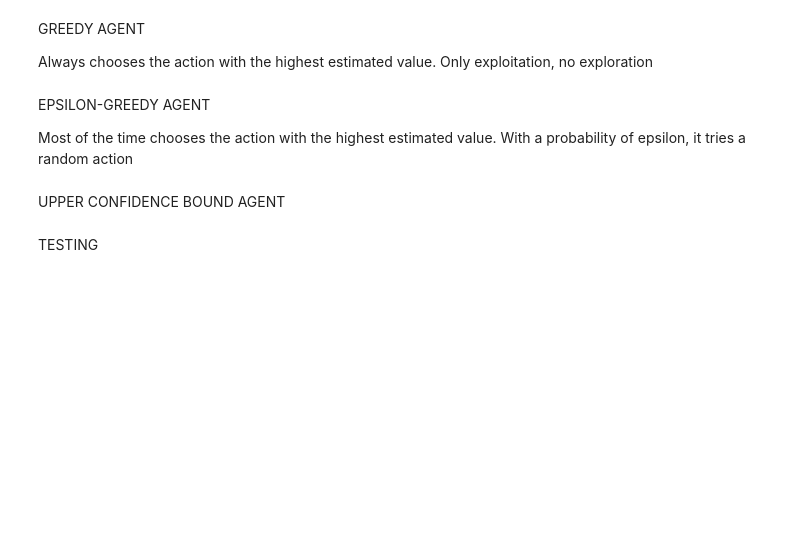
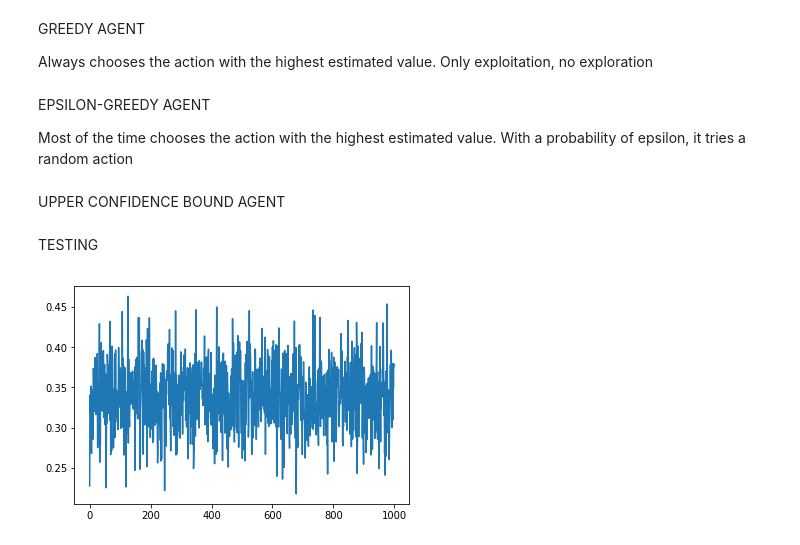
Before and after one commit to sveng1/ReinforcementLearning, a Jupyter notebook: MultiArmedBandit/Agents.ipynb, the cells around one changed output. Drawn from its saved outputs; the diff is of its cells as text; code cells hidden in the pictures; blank space fills up the shorter version.

Commit message:
update plots

```diff
--- a/MultiArmedBandit/Agents.ipynb
+++ b/MultiArmedBandit/Agents.ipynb
@@ -30,15 +35,14 @@ class Agent:
 def run_multi_armed_bandit(env,n_runs,time_steps,agent):
     runs = []
     for n in range(n_runs):
+        rewards = []
         observation = env.reset()
         agent.reset()
-        rewards = []
         for t in range(time_steps):
             action = agent.next_action(observation)
             observation, reward, done, info = env.step(action)
             agent.update(observation,action,reward,t)
             rewards.append(reward)
-        rewards = np.mean(np.array(rewards))
         runs.append(rewards)
     runs = np.array(runs)
-    return runs
+    return runs.mean(axis=0)
@@ -101,7 +137,9 @@ ucb_agent = UCB_LearningAgent(10)
 # %% [markdown]
 TESTING
 # %%
-random = run_multi_armed_bandit(env,100,1000,random_agent)
+random = run_multi_armed_bandit(env,1000,1000,random_agent)
 plt.plot(random)
 plt.show()
+# %% [output]
+[figure, added]
 # %%
```
Also changed, not shown: parts of 10 cells of this notebook.
